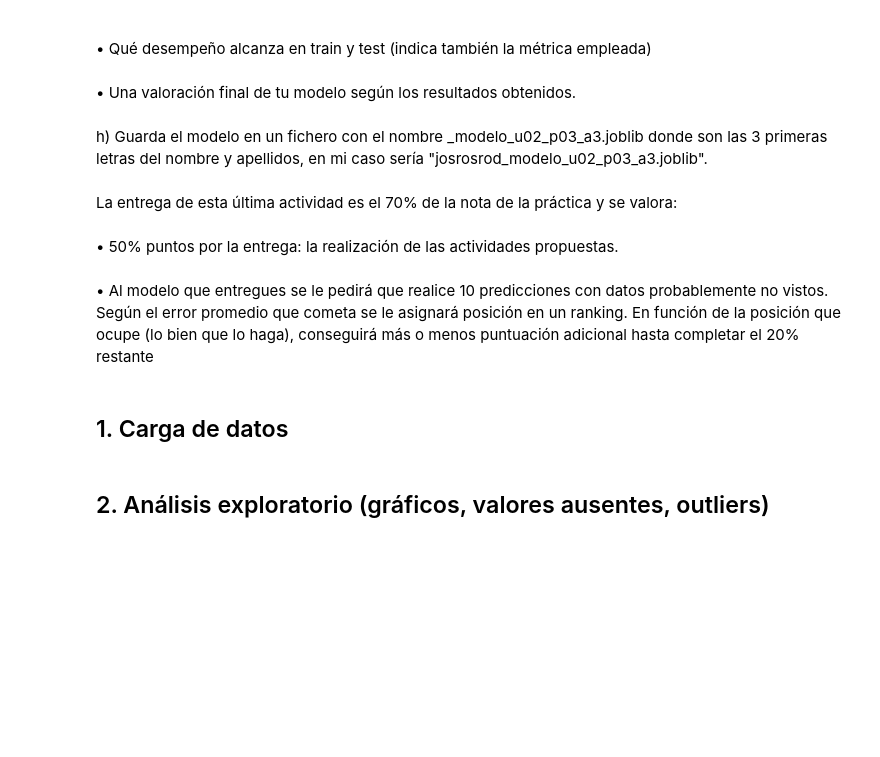
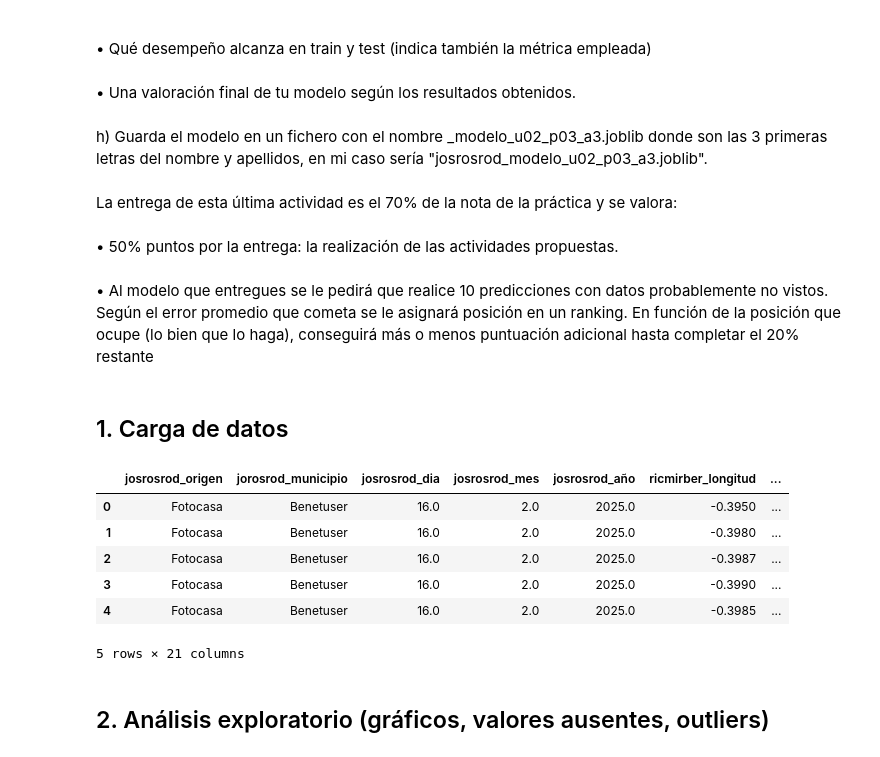
Before and after one commit to SamuehFDEZ/MachineLearning, a Jupyter notebook: saa/U2/tasador_de_viviendas.ipynb, the cells around one changed output. Cells and saved outputs as stored; diff of their text form; code cells hidden in the pictures; blank space fills up the shorter version.

Commit message:
datos_vivienda finalizado, avanzados ejercicios

```diff
--- a/saa/U2/tasador_de_viviendas.ipynb
+++ b/saa/U2/tasador_de_viviendas.ipynb
@@ -60,21 +60,29 @@ hasta completar el 20% restante
 # %%
 import pandas as pd
 import numpy as np
 import matplotlib.pyplot as plt
 import seaborn as sns
 from sklearn.model_selection import train_test_split, cross_val_score, GridSearchCV
 from sklearn.preprocessing import StandardScaler, LabelEncoder, OneHotEncoder
 from sklearn.impute import SimpleImputer
 from sklearn.linear_model import LinearRegression, Ridge, Lasso, ElasticNet
 from sklearn.neighbors import KNeighborsRegressor
 from sklearn.pipeline import Pipeline
 from sklearn.compose import ColumnTransformer
 from sklearn.metrics import mean_squared_error, r2_score
 import joblib
 
 # Cargar datos (modificar con el nombre de tu archivo)
-df = pd.read_excel("recursos/U02_P03/datos_viviendas.xlsx tu_archivo.csv")
+df = pd.read_excel("recursos/datos_viviendas.xlsx")
 df.head()
+# %% [output]
+|  | josrosrod_origen | jorosrod_municipio | josrosrod_dia | josrosrod_mes | josrosrod_año | ricmirber_longitud | ... |
+| 0 | Fotocasa | Benetuser | 16.0 | 2.0 | 2025.0 | -0.3950 | ... |
+| 1 | Fotocasa | Benetuser | 16.0 | 2.0 | 2025.0 | -0.3980 | ... |
+| 2 | Fotocasa | Benetuser | 16.0 | 2.0 | 2025.0 | -0.3987 | ... |
+| 3 | Fotocasa | Benetuser | 16.0 | 2.0 | 2025.0 | -0.3990 | ... |
+| 4 | Fotocasa | Benetuser | 16.0 | 2.0 | 2025.0 | -0.3985 | ... |
+5 rows × 21 columns
 # %% [markdown]
 ## 2. Análisis exploratorio (gráficos, valores ausentes, outliers)
 # %%
```
Also changed, not shown: parts of 7 cells of this notebook, 2 other files.
